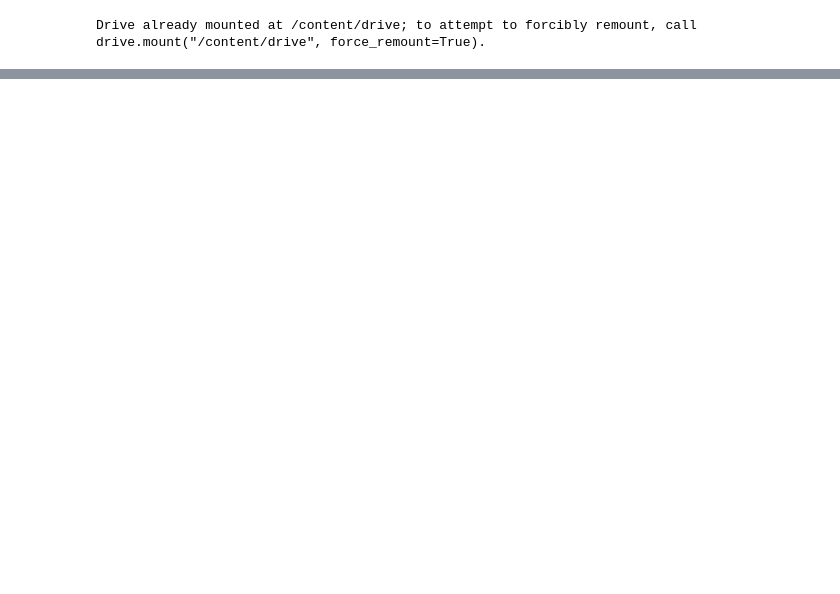
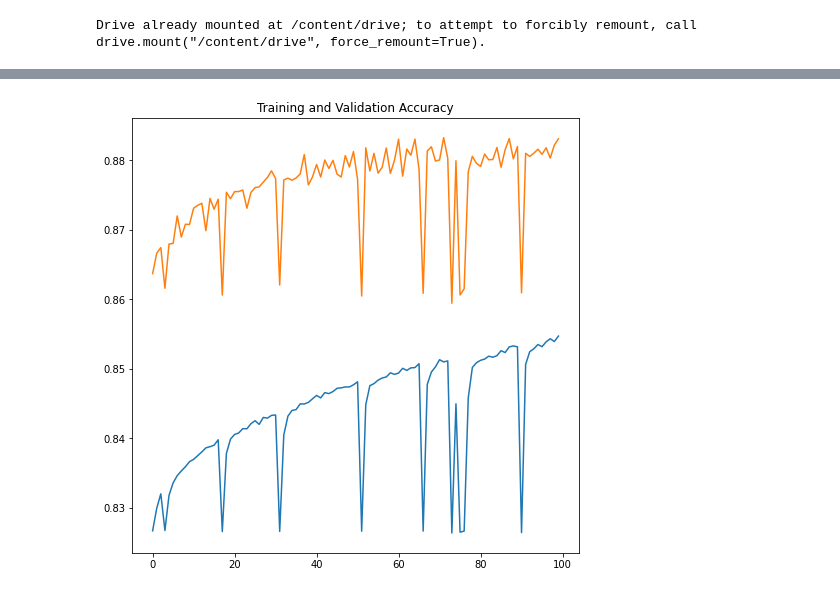
Before and after one commit to james-t-little/cnn_diss_repo, a Jupyter notebook: code/boundary_model.ipynb, the cells around one changed output, grey strips where cells are left out. Saved outputs shown, nothing was run; the diff lists cells and outputs as text; code cells hidden in the pictures; blank space fills up the shorter version.

```diff
--- a/code/boundary_model.ipynb
+++ b/code/boundary_model.ipynb
@@ -201,0 +212,4 @@ InvalidArgumentError: ignored
+# %%
+plot_training_data("Training and Validation Accuracy", accuracy, val_accuracy)
+# %% [output]
+[figure, added]
```
Also changed, not shown: parts of 10 cells of this notebook.
